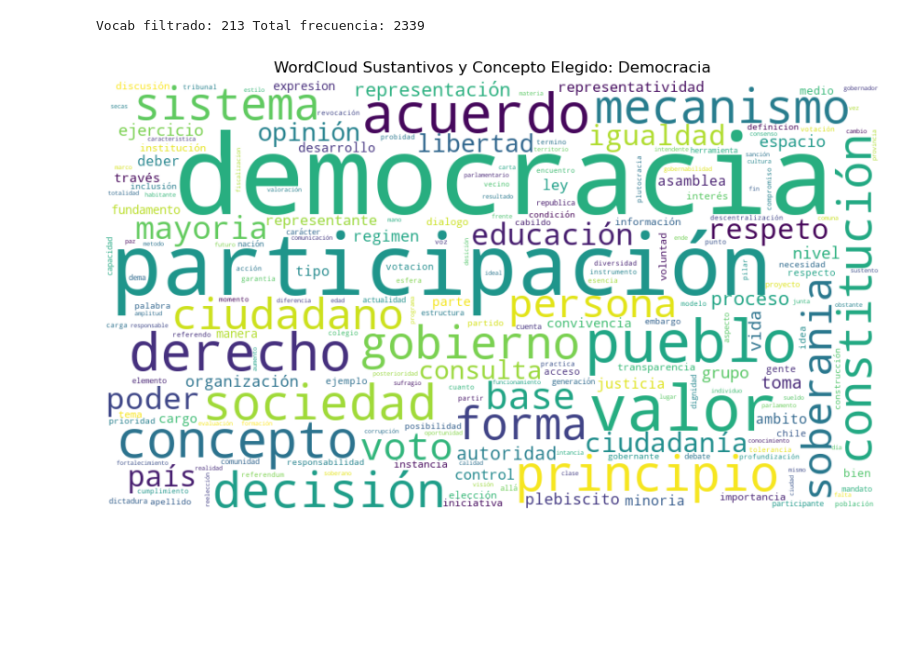
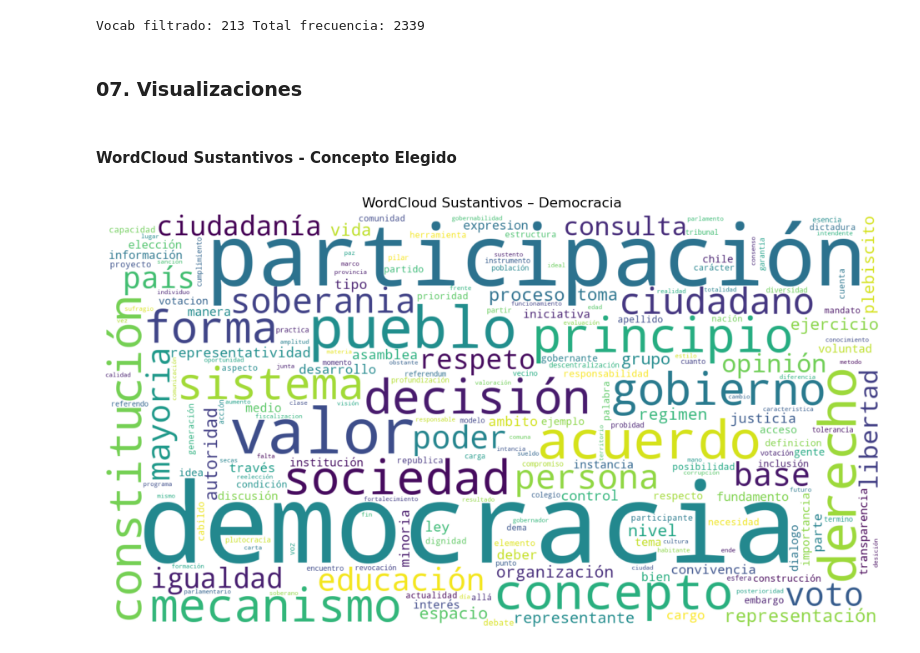
Before and after one commit to Vikktor93/tarea1-NLP, a Jupyter notebook: tarea1_victor_saldivia.ipynb, the cells around one changed output. Cells and saved outputs as stored; diff of their text form; code cells hidden in the pictures; blank space fills up the shorter version.

Commit message:
Se agregan visualizaciones: WordClouds

```diff
--- a/tarea1_victor_saldivia.ipynb
+++ b/tarea1_victor_saldivia.ipynb
@@ -380,23 +383,18 @@ filtered_items = {k:int(v) for k,v in all_nouns.items() if clean_key(k) and v>=2
 print("Vocab filtrado:", len(filtered_items), "Total frecuencia:", sum(filtered_items.values()))
 # %% [output]
 Vocab filtrado: 213 Total frecuencia: 2339
-# %%
-if not filtered_items:
-    print("¡Diccionario vacío: no se genera WordCloud!")
-else:
-    wc = WordCloud(
-        width=900,
-        height=500,
-        background_color='white',
-        max_words=1000,          # Ajusta según tu TOP_N
-        collocations=False,      # Evita mezclar bigramas repetidos
-        normalize_plurals=False  # Evita unir plurales si no quieres
-    ).generate_from_frequencies(filtered_items)
-
-    plt.figure(figsize=(12,6))
-    plt.imshow(wc, interpolation='bilinear')
-    plt.axis('off')
-    plt.title(f'WordCloud Sustantivos y Concepto Elegido: {concepto_elegido}')
-    plt.show()
-# %% [output]
-[figure, removed]
+# %% [markdown]
+### **07. Visualizaciones**
+# %% [markdown]
+#### WordCloud Sustantivos - Concepto Elegido
+# %%
+freq_unigrams = {w:c for w,c in all_nouns.items() if c>=2}
+wc = WordCloud(width=1500, height=800, background_color='white', max_words=1000, collocations=False)
+wc.generate_from_frequencies(freq_unigrams)
+plt.figure(figsize=(12,8))
+plt.imshow(wc, interpolation='bilinear')
+plt.axis('off')
+plt.title(f'WordCloud Sustantivos – {concepto_elegido}')
+plt.show()
+# %% [output]
+[figure, added]
```
Also changed, not shown: parts of 3 cells of this notebook.
